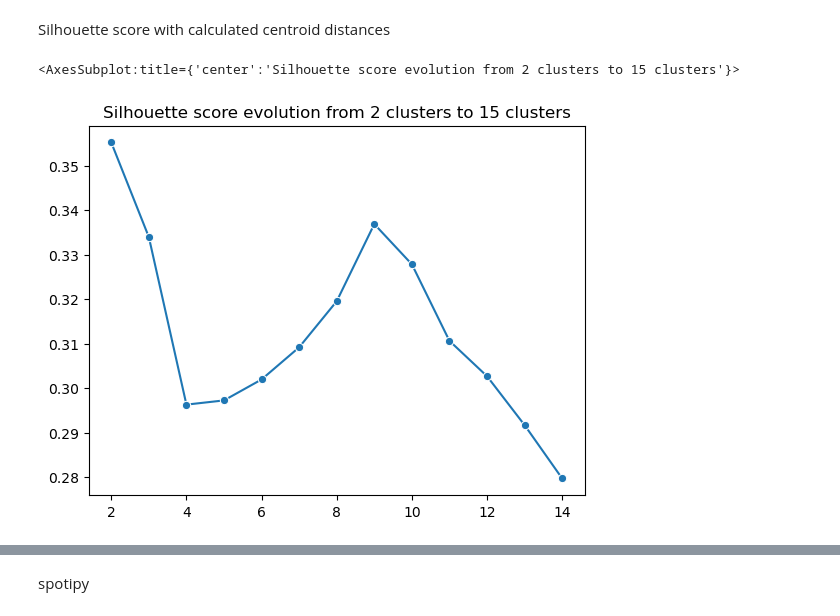
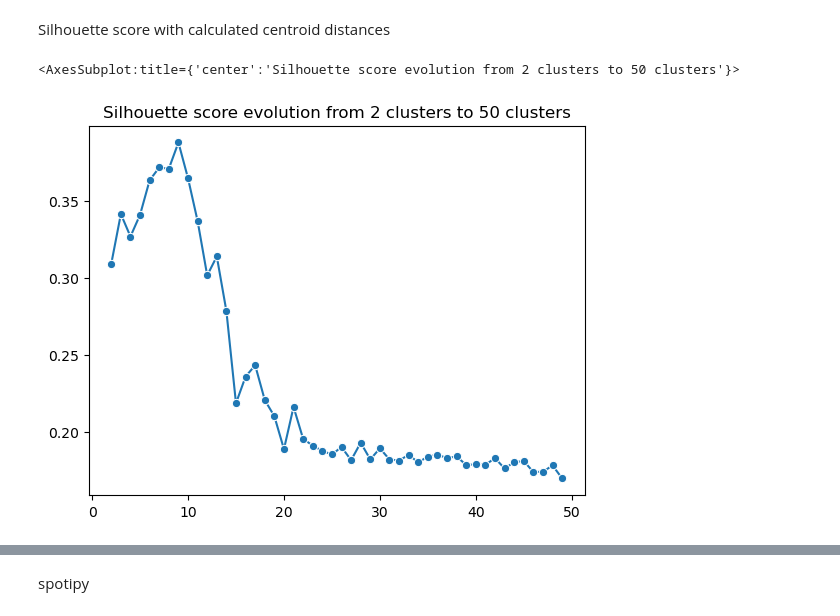
Before and after one commit to Joldon/unsupevised_ML, a Jupyter notebook: compute_distances_5000_songs.ipynb, the cells around one changed output, grey strips where cells are left out. Drawn from its saved outputs; the diff is of its cells as text; code cells hidden in the pictures.

```diff
--- a/compute_distances_5000_songs.ipynb
+++ b/compute_distances_5000_songs.ipynb
@@ -728,24 +728,24 @@ Silhouette score with calculated centroid distances
 # %%
 # for loop for silhouette score
 
-max_k = 15
+max_k = 50
 sil_score = []
 
 for k in range(2, max_k):
     labels = KMeans(n_clusters=k, random_state=42).fit(centroid_distances).labels_
     sil_score.append(silhouette_score(centroid_distances, labels))
     #if you want to split the code in tow lines, you need to create a variable for the KMeans object
     # kmeans = KMeans(n_clusters=k, random_state=42)
     # kmeans.fit(centroid_distances)
     # sil_score.append(silhouette_score(centroid_distances, kmeans.labels_))
     # print(f'k = {k}, silhouette score = {sil_score[-1]}')
 
 plt.title(f'Silhouette score evolution from 2 clusters to {max_k} clusters')
 sns.lineplot(x=range(2, max_k), y=sil_score, marker='o')
 # plt.show()
 # %% [output]
-<AxesSubplot:title={'center':'Silhouette score evolution from 2 clusters to 15 clusters'}>
+<AxesSubplot:title={'center':'Silhouette score evolution from 2 clusters to 50 clusters'}>
-[figure, old version]
+[figure, new version]
 # %%
 # analysis with silouette scores and knives plots
 from sklearn.metrics import silhouette_score, silhouette_samples
```
Also changed, not shown: parts of 25 cells of this notebook.
